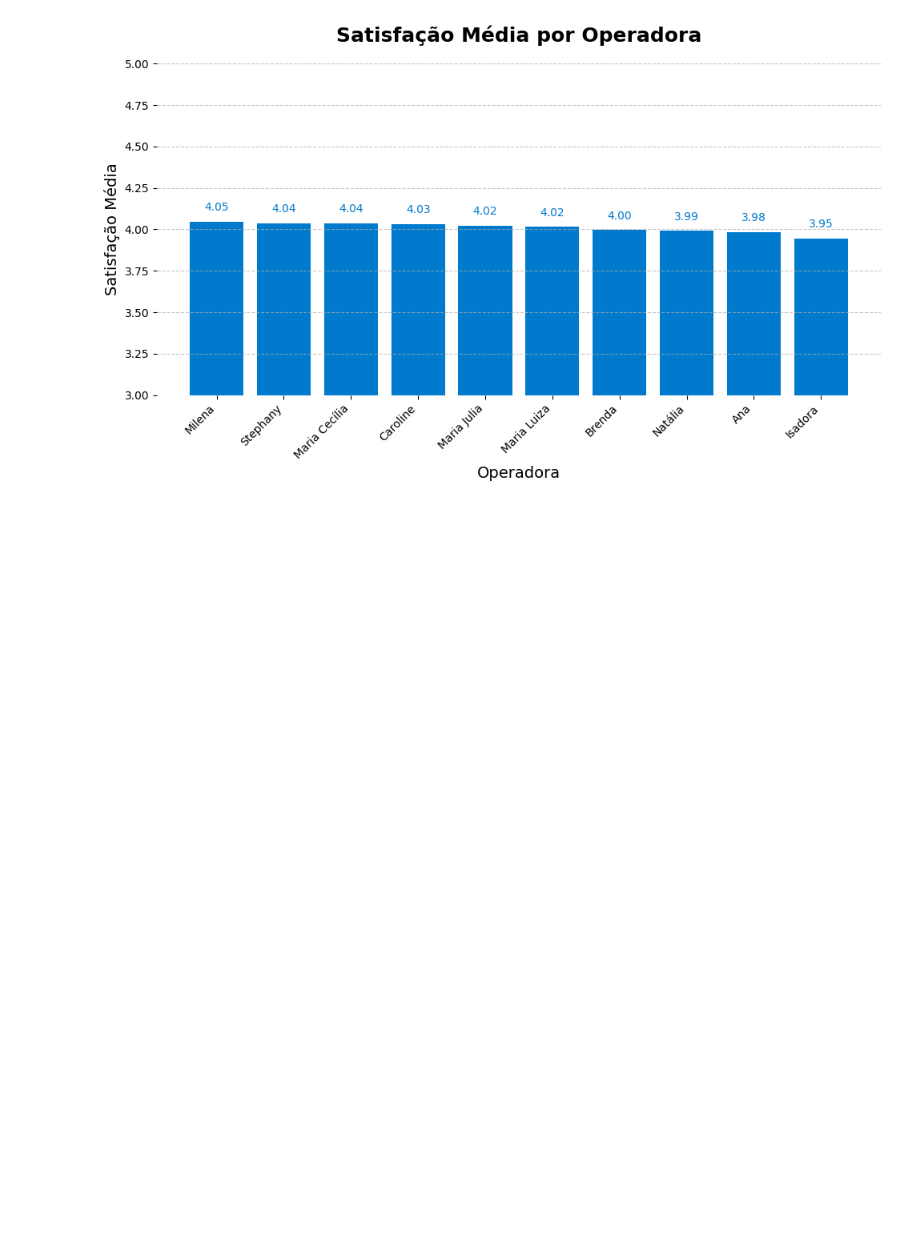
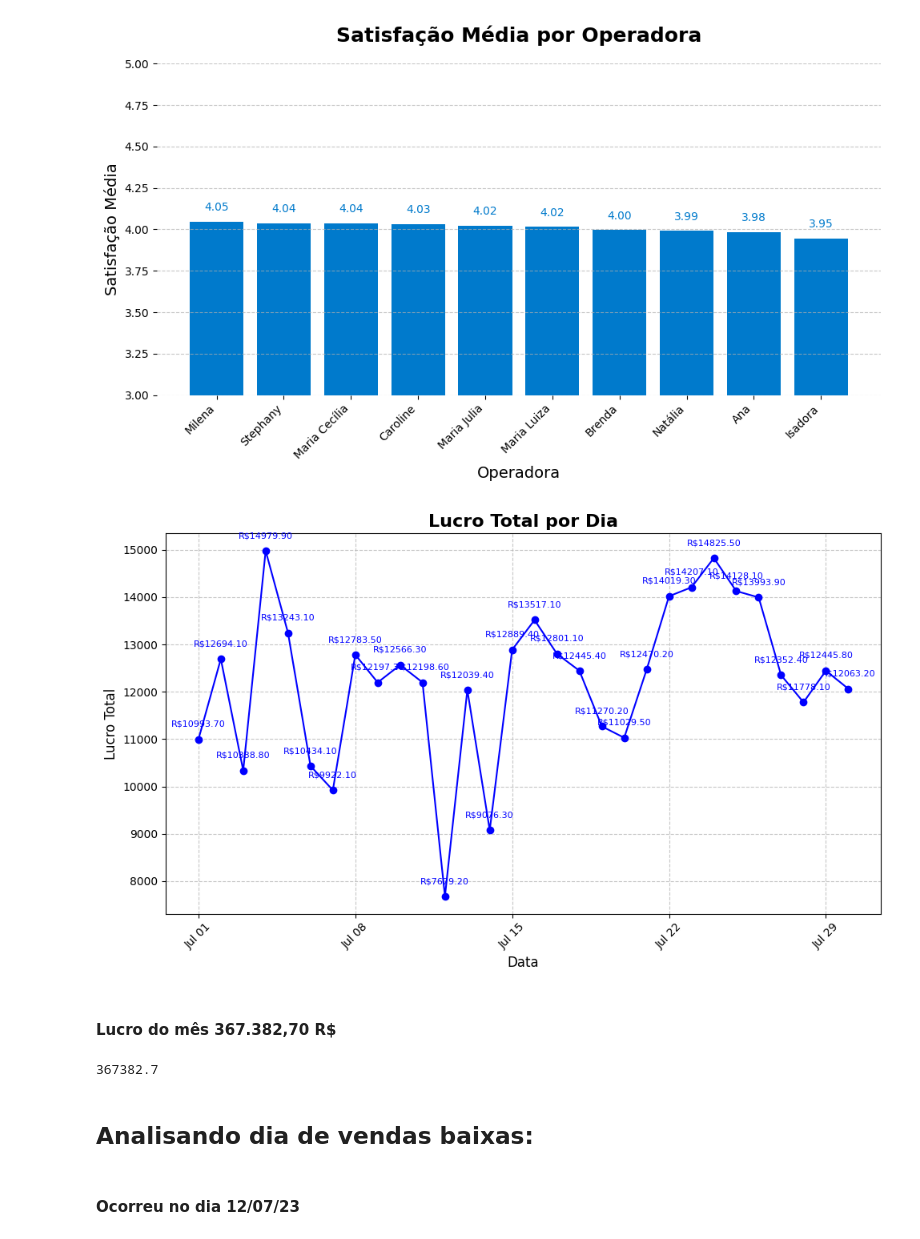
Before and after one commit to Jandersolutions/super_mercado, a Jupyter notebook: notebooks/projeto.ipynb, the cells around one changed output. Drawn from its saved outputs; the diff is of its cells as text; code cells hidden in the pictures; blank space fills up the shorter version.

```diff
--- a/notebooks/projeto.ipynb
+++ b/notebooks/projeto.ipynb
@@ -257,3 +257,43 @@ plt.tight_layout()
 plt.show()
 # %% [output]
 [figure]
+# %%
+import matplotlib.dates as mdates
+# Agrupar os dados por data e calcular o lucro total em cada dia
+lucro_por_data = df.groupby('data')['total'].sum().reset_index()
+# Converter a coluna 'data' para o formato de data
+lucro_por_data['data'] = pd.to_datetime(lucro_por_data['data'])
+plt.figure(figsize=(10, 6))
+plt.plot(lucro_por_data['data'], lucro_por_data['total'], marker='o', color='blue')  # Usar a cor azul para representar o lucro
+# Configurar formatação da data no eixo x
+plt.gca().xaxis.set_major_formatter(mdates.DateFormatter('%b %d'))
+plt.gca().xaxis.set_major_locator(mdates.DayLocator(interval=7))
+plt.title('Lucro Total por Dia', fontsize=16, fontweight='bold')
+plt.xlabel('Data', fontsize=12)
+plt.ylabel('Lucro Total', fontsize=12)
+plt.xticks(rotation=45)
+plt.grid(True, linestyle='--', alpha=0.7)  # Adicionar grade ao gráfico com estilo sutil
+plt.tight_layout()
+# Adicionar os números aos marcadores
+for i, row in lucro_por_data.iterrows():
+    plt.annotate(f'R${row["total"]:.2f}',
+                 xy=(row['data'], row['total']),
+                 xytext=(0, 10),
+                 textcoords='offset points',
+                 ha='center',
+                 va='bottom',
+                 fontsize=8,
+                 color='blue')
+plt.show()
+# %% [output]
+[figure, added]
+# %% [markdown]
+#### Lucro do mês 367.382,70 R$
+# %%
+df['total'].sum()
+# %% [output]
+367382.7
+# %% [markdown]
+## Analisando dia de vendas baixas:
+# %% [markdown]
+#### Ocorreu no dia 12/07/23
```
Also changed, not shown: parts of 16 cells of this notebook.
